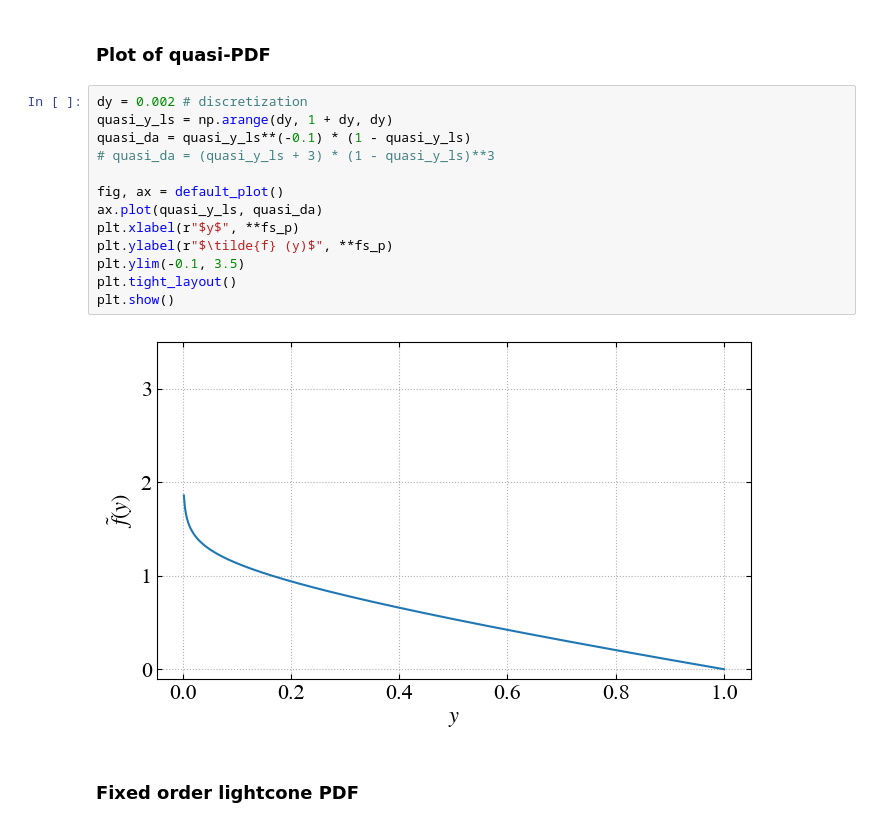
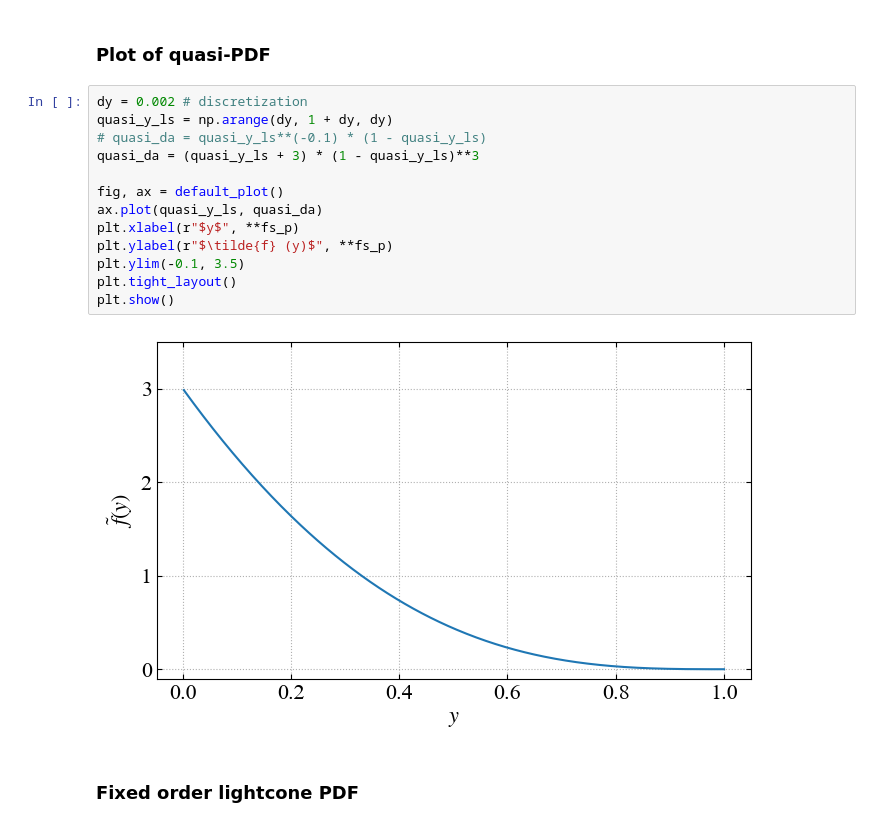
Before and after one commit to Greyyy-HJC/PDF_matching, a Jupyter notebook: main.ipynb, the cells around one changed output. Saved outputs shown, nothing was run; the diff lists cells and outputs as text.

```diff
--- a/main.ipynb
+++ b/main.ipynb
@@ -64,18 +64,18 @@ def default_plot():
 # %%
 dy = 0.002 # discretization
 quasi_y_ls = np.arange(dy, 1 + dy, dy)
-quasi_da = quasi_y_ls**(-0.1) * (1 - quasi_y_ls)
-# quasi_da = (quasi_y_ls + 3) * (1 - quasi_y_ls)**3
+# quasi_da = quasi_y_ls**(-0.1) * (1 - quasi_y_ls)
+quasi_da = (quasi_y_ls + 3) * (1 - quasi_y_ls)**3
 
 fig, ax = default_plot()
 ax.plot(quasi_y_ls, quasi_da)
 plt.xlabel(r"$y$", **fs_p)
 plt.ylabel(r"$\tilde{f} (y)$", **fs_p)
 plt.ylim(-0.1, 3.5)
 plt.tight_layout()
 plt.show()
 # %% [output]
-[figure, old version]
+[figure, new version]
 # %% [markdown]
 ### Fixed order lightcone PDF
 # %%
```
Also changed, not shown: parts of 4 cells of this notebook, 1 other file.
